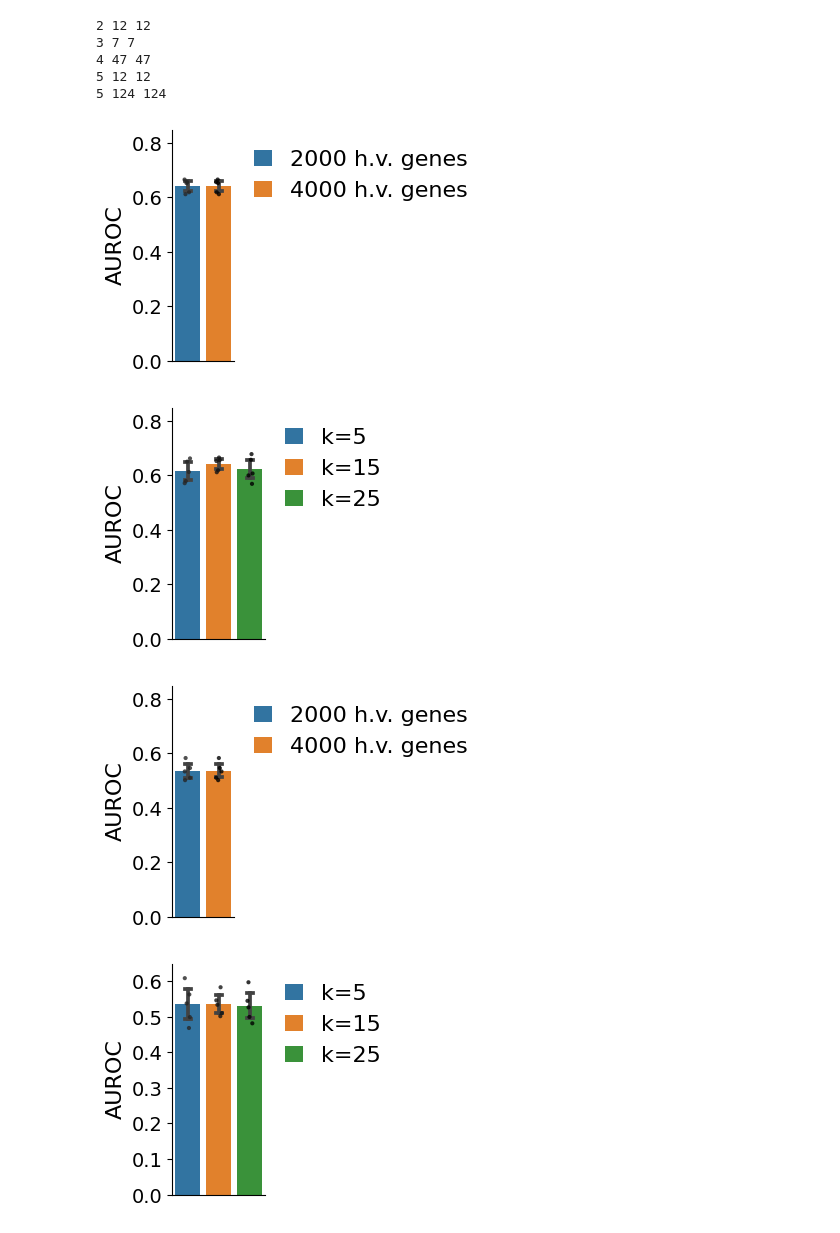
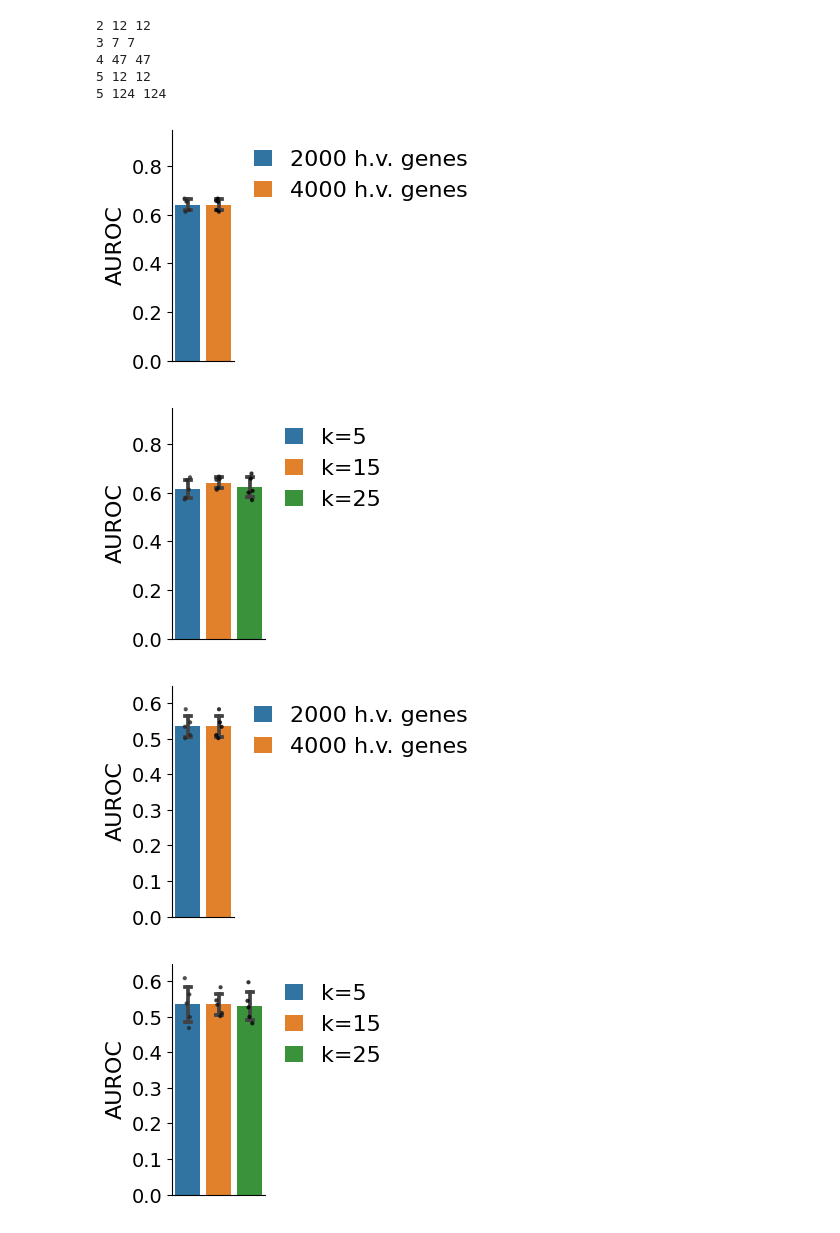
Before and after one commit to alexw16/gridnet, a Jupyter notebook: notebooks/final_share_seq_benchmarking.ipynb, the cells around one changed output. Cells and saved outputs as stored; diff of their text form; code cells hidden in the pictures.

```diff
--- a/notebooks/final_share_seq_benchmarking.ipynb
+++ b/notebooks/final_share_seq_benchmarking.ipynb
@@ -241,7 +241,7 @@ def num_sigfigs(number):
 
 def create_plot(results_df,metric):
 
-    ax = sns.barplot(x='method',y=metric,hue='method',data=results_df,capsize=0.2,dodge=False)
+    ax = sns.barplot(x='method',y=metric,hue='method',data=results_df,capsize=0.2,dodge=False,ci="sd")
 
     sns.stripplot(x='method',y=metric,hue='method',data=results_df,
                   ax=ax,color="black",size=3,alpha=0.8)
@@ -757,37 +760,39 @@ ax = create_plot(results_df,metric)
 # ax.patches[-1].set_hatch('//')
 # ax.patches[-1].set_linewidth(2)
 
-plt.ylim([0,0.85])
+plt.ylim([0,0.95])
 
 plot_dir = '/data/cb/alexwu/mm_finemap/figures'
-plt.savefig(os.path.join(plot_dir,'auroc','updated.{}.robustness.hv_genes.eqtl.0125.pdf'.format(dataset)), dpi=500, bbox_inches = "tight")
+plt.savefig(os.path.join(plot_dir,'auroc','{}.robustness.hv_genes.eqtl.0125.pdf'.format(dataset)), dpi=500, bbox_inches = "tight")
+results_df.to_csv(os.path.join(plot_dir,'auroc','{}.robustness.hv_genes.eqtl.0125.csv'.format(dataset)), index=False)
 plt.show()
 # %% [output]
-[figure, old version]
+[figure, new version]
 # %%
 method_list = ['graph.nn5.trial{}'.format(trial_no) for trial_no in range(1,6)]
 method_list += ['graph.trial{}'.format(trial_no) for trial_no in range(1,6)]
 method_list += ['graph.nn25.trial{}'.format(trial_no) for trial_no in range(1,6)]
 
 feature = 'eqtl.all'
 direction = 'less'
 
 metric = 'auroc'
 results_df = print_results(eval_df_eqtl,method_list,feature,eqtl_lower_thresh,direction,metric=metric)
 
 results_df['method'] = ["k={}".format(n.split(".nn")[1]) if "nn" in n else "k=15"
                         for n in results_df['method']]
 
 plt.figure(figsize=(len(set(results_df['method']))/2.5,3))
 ax = create_plot(results_df,metric)
 
-plt.ylim([0,0.85])
+plt.ylim([0,0.95])
 
 plot_dir = '/data/cb/alexwu/mm_finemap/figures'
 plt.savefig(os.path.join(plot_dir,'auroc','{}.robustness.n_neighbors.eqtl.0125.pdf'.format(dataset)), dpi=500, bbox_inches = "tight")
+results_df.to_csv(os.path.join(plot_dir,'auroc','{}.robustness.n_neighbors.eqtl.0125.csv'.format(dataset)), index=False)
 plt.show()
 # %% [output]
-[figure, old version]
+[figure, new version]
 # %%
 method_list = ['graph.trial{}'.format(trial_no) for trial_no in range(1,6)]
 method_list += ['graph.hv4000.trial{}'.format(trial_no) for trial_no in range(1,6)]
@@ -807,13 +812,14 @@ ax = create_plot(results_df,metric)
 # ax.patches[-1].set_hatch('//')
 # ax.patches[-1].set_linewidth(2)
 
-plt.ylim([0,0.85])
+plt.ylim([0,0.65])
 
 plot_dir = '/data/cb/alexwu/mm_finemap/figures'
-plt.savefig(os.path.join(plot_dir,'auroc','updated.{}.robustness.hv_genes.hic.0125.pdf'.format(dataset)), dpi=500, bbox_inches = "tight")
+plt.savefig(os.path.join(plot_dir,'auroc','{}.robustness.hv_genes.hic.0125.pdf'.format(dataset)), dpi=500, bbox_inches = "tight")
+results_df.to_csv(os.path.join(plot_dir,'auroc','{}.robustness.hv_genes.hic.0125.csv'.format(dataset)), index=False)
 plt.show()
 # %% [output]
-[figure, old version]
+[figure, new version]
 # %%
 method_list = ['graph.nn5.trial{}'.format(trial_no) for trial_no in range(1,6)]
 method_list += ['graph.trial{}'.format(trial_no) for trial_no in range(1,6)]
```
Also changed, not shown: parts of 11 cells of this notebook, 6 other files.
